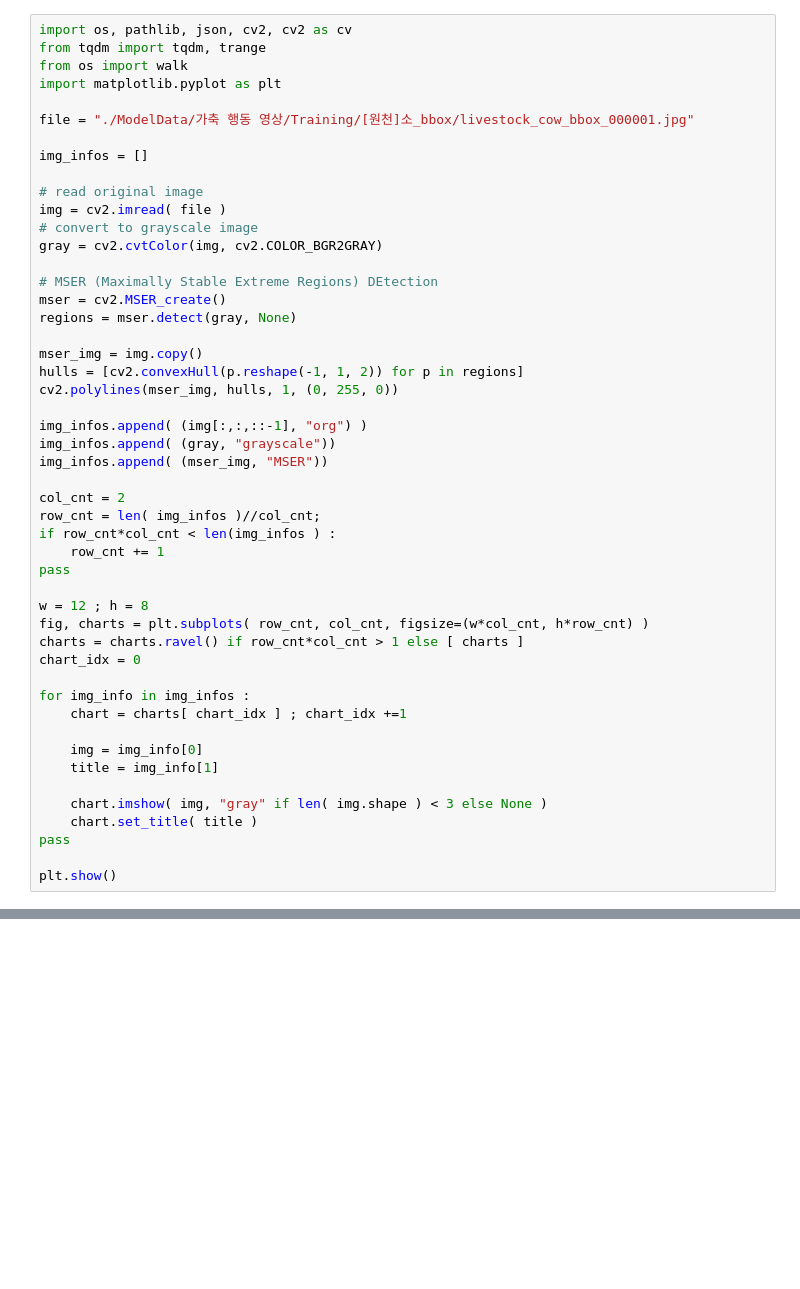
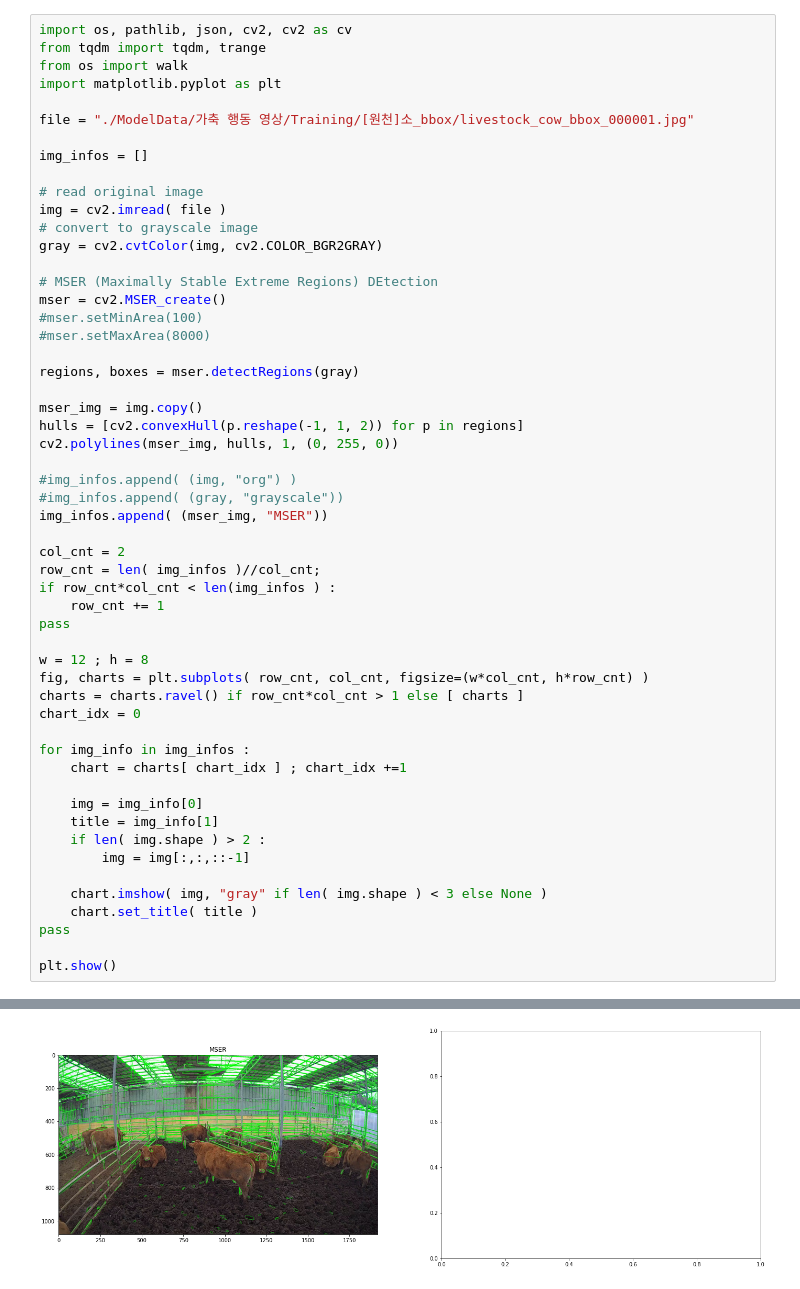
Before and after one commit to sunabove/YOLOv3, a Jupyter notebook: b300_mser.ipynb, the cells around one changed output, grey strips where cells are left out. Drawn from its saved outputs; the diff is of its cells as text; blank space fills up the shorter version.

```diff
--- a/b300_mser.ipynb
+++ b/b300_mser.ipynb
@@ -15,14 +15,17 @@ gray = cv2.cvtColor(img, cv2.COLOR_BGR2GRAY)
 
 # MSER (Maximally Stable Extreme Regions) DEtection
 mser = cv2.MSER_create()
-regions = mser.detect(gray, None)
+#mser.setMinArea(100)
+#mser.setMaxArea(8000)
+
+regions, boxes = mser.detectRegions(gray)
 
 mser_img = img.copy()
 hulls = [cv2.convexHull(p.reshape(-1, 1, 2)) for p in regions]
 cv2.polylines(mser_img, hulls, 1, (0, 255, 0))
 
-img_infos.append( (img[:,:,::-1], "org") )
-img_infos.append( (gray, "grayscale"))
+#img_infos.append( (img, "org") )
+#img_infos.append( (gray, "grayscale"))
 img_infos.append( (mser_img, "MSER"))
 
 col_cnt = 2
@@ -41,6 +44,8 @@ for img_info in img_infos :
 
     img = img_info[0]
     title = img_info[1]
+    if len( img.shape ) > 2 :
+        img = img[:,:,::-1]
 
     chart.imshow( img, "gray" if len( img.shape ) < 3 else None )
     chart.set_title( title )
@@ -51,0 +56 @@ AttributeError: 'cv2.KeyPoint' object has no attribute 'reshape'
+[figure, added]
```
Also changed, not shown: parts of 1 cell of this notebook.
